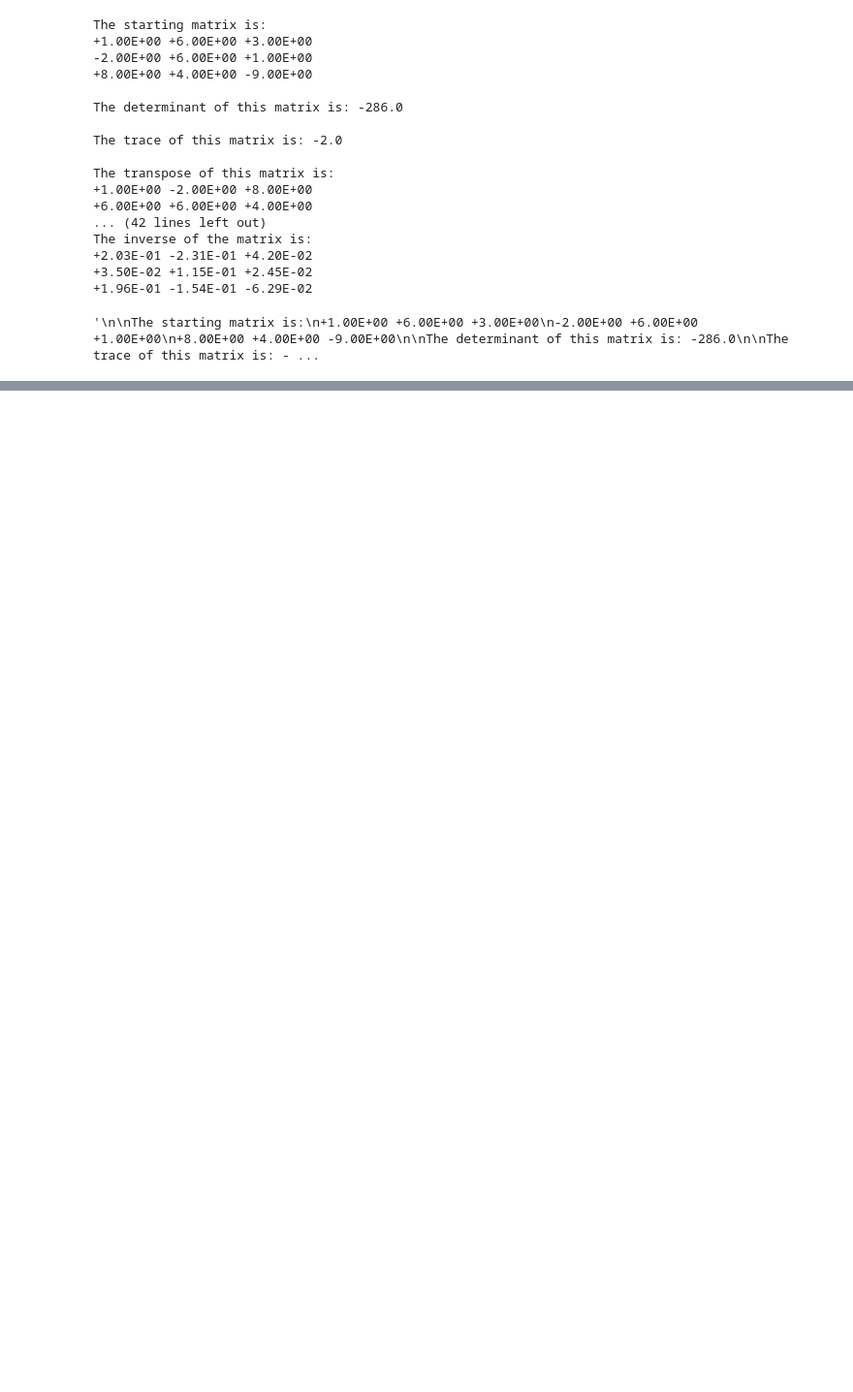
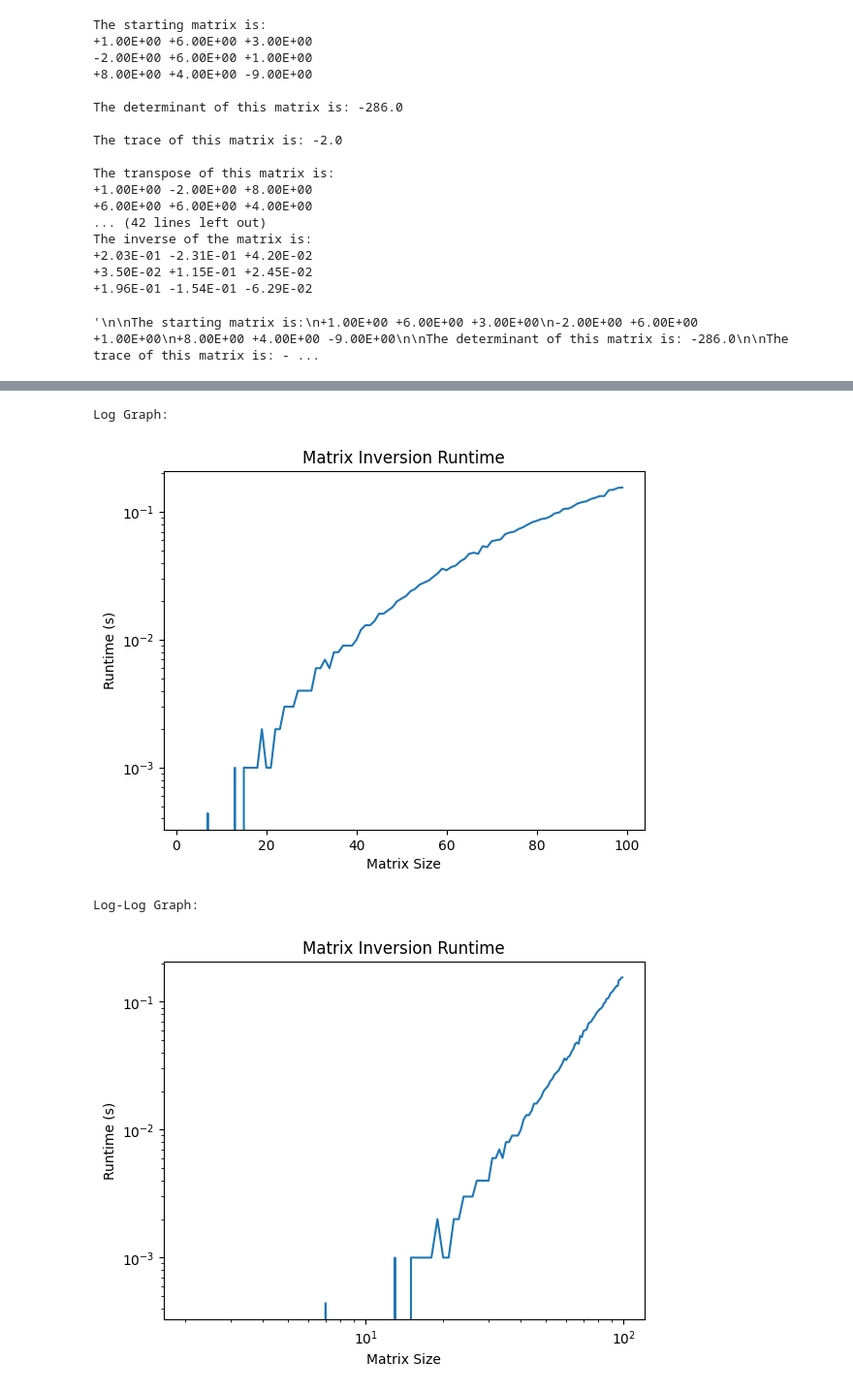
Before and after one commit to alexMcGarity/computational-physics, a Jupyter notebook: Group Project Three/matrix_testing.ipynb, the cells around one changed output, grey strips where cells are left out. Shown at 97% size. Cells and saved outputs as stored; diff of their text form; code cells hidden in the pictures; blank space fills up the shorter version.

```diff
--- a/Group Project Three/matrix_testing.ipynb
+++ b/Group Project Three/matrix_testing.ipynb
@@ -144,0 +282,43 @@ matrix_inversion_test(11)
+# %%
+import random
+import matplotlib.pyplot as plt
+import time
+import matrix as m
+import fastmatrix as fm
+
+def fastmatrix_inversion_test(n):
+    "tests the runtime of the matrix inversion algorithm by plotting a log-log graph of runtime vs. matrix size up to n"
+    x = []
+    y = []
+
+    for i in range(2, n):
+        x.append(i)
+        matrix = fm.Matrix([[random.randint(-10, 10) for j in range(i)] for k in range(i)])
+        start = time.time()
+        matrix.inverse()
+        end = time.time()
+        y.append(end - start)
+    # plot the data for matrix as a log graph
+    print("Log Graph:")
+    plt.plot(x, y)
+    plt.yscale("log")
+    plt.xlabel("Matrix Size")
+    plt.ylabel("Runtime (s)")
+    plt.title("Matrix Inversion Runtime")
+    plt.show()
+    # plot the data for matrix as a log-log graph
+    print("Log-Log Graph:")
+    plt.plot(x, y)
+    plt.yscale("log")
+    plt.xscale("log")
+    plt.xlabel("Matrix Size")
+    plt.ylabel("Runtime (s)")
+    plt.title("Matrix Inversion Runtime")
+    plt.show()
+
+fastmatrix_inversion_test(100)
+# %% [output]
+Log Graph:
+[figure, added]
+Log-Log Graph:
+[figure, added]
```
Also changed, not shown: parts of 3 cells of this notebook, 2 other files.
